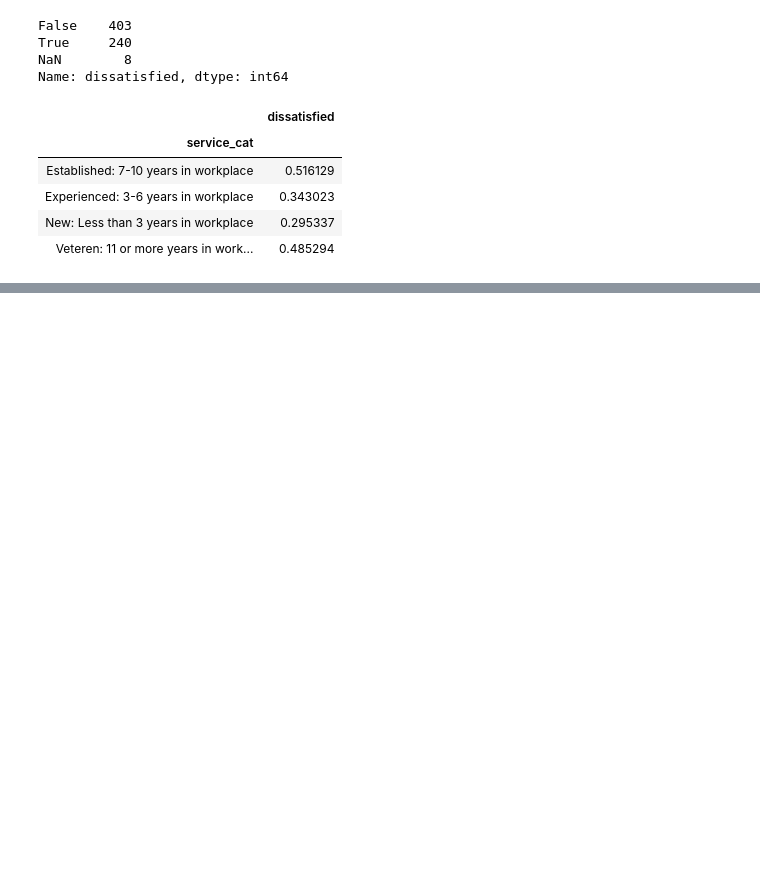
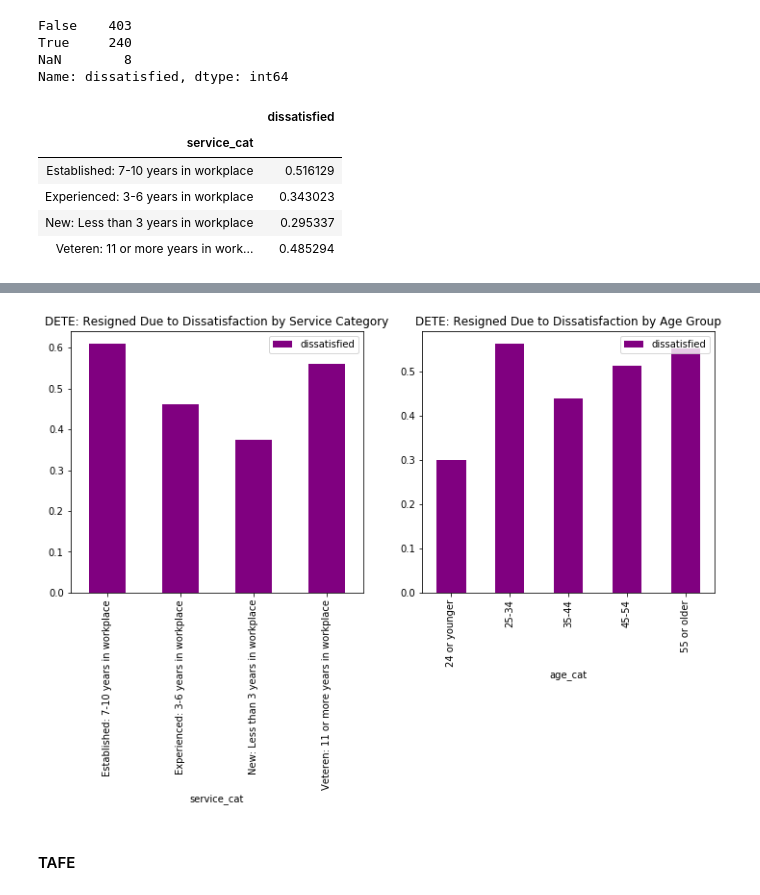
Before and after one commit to tehila440/employee_exit_surveys, a Jupyter notebook: 2.4_employee_exit_surveys.ipynb, the cells around one changed output, grey strips where cells are left out. Cells and saved outputs as stored; diff of their text form; code cells hidden in the pictures; blank space fills up the shorter version.

```diff
--- a/2.4_employee_exit_surveys.ipynb
+++ b/2.4_employee_exit_surveys.ipynb
@@ -613,0 +697,11 @@ The bar plot above indicates employees who were with the company longer were mor
+# %%
+#Select DETE
+dete = combined_updated[combined_updated['institute']=='DETE']
+
+#create pivot tables
+dete_df1=dete.pivot_table(values='dissatisfied', index='service_cat')
+dete_df2=dete.pivot_table(values='dissatisfied', index='age_cat')
+
+print('DETE dissatisfied by service','\n',dete_df1)
+print(60*'-')
+print('DETE dissatisfied by age','\n',dete_df2)
@@ -613,0 +725,12 @@ The bar plot above indicates employees who were with the company longer were mor
+# %%
+fig=plt.figure(figsize=(12,5))
+ax1=plt.subplot(1,2,1)
+ax2=plt.subplot(1,2,2)
+ax1=dete_df1.plot(kind='bar',color='purple', ax=ax1,title='DETE: Resigned Due to Dissatisfaction by Service Category')
+ax2=dete_df2.plot(kind='bar',color='purple', ax=ax2,title='DETE: Resigned Due to Dissatisfaction by Age Group')
+
+plt.show()
+# %% [output]
+[figure, added]
+# %% [markdown]
+#### TAFE
```
Also changed, not shown: parts of 33 cells of this notebook, 1 other file.
